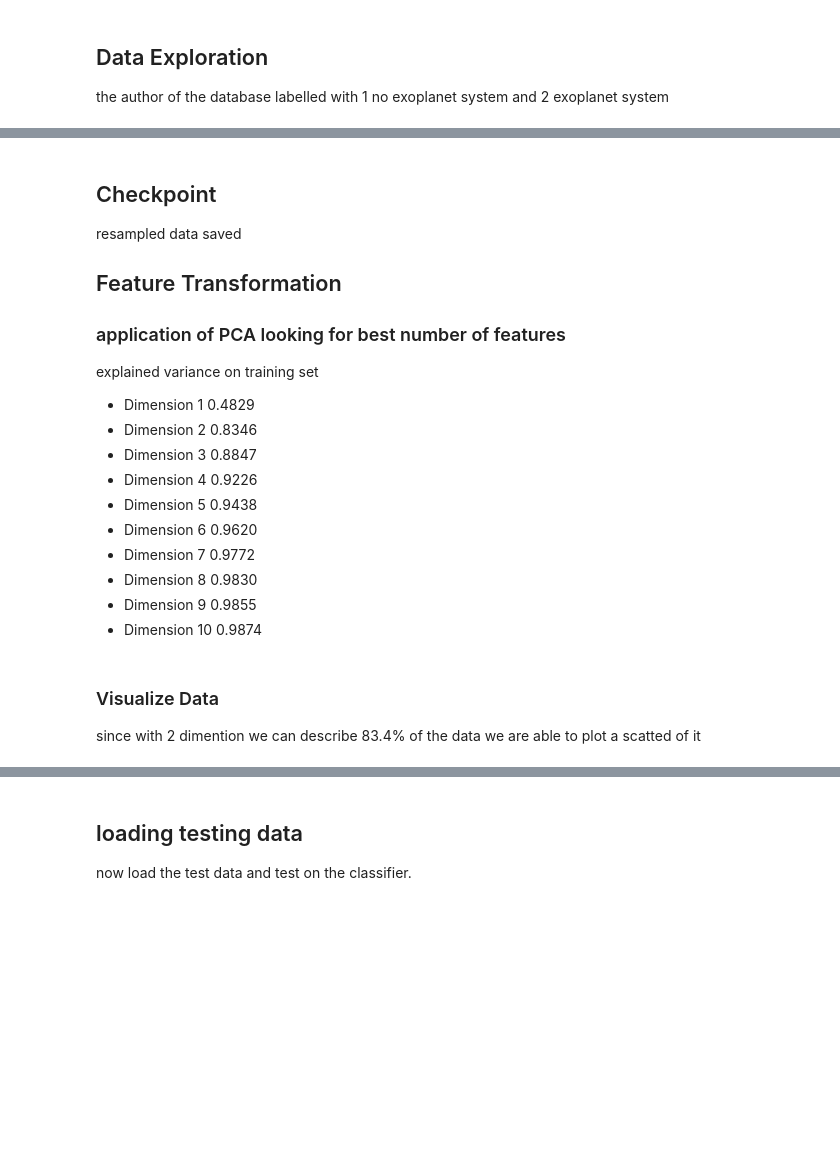
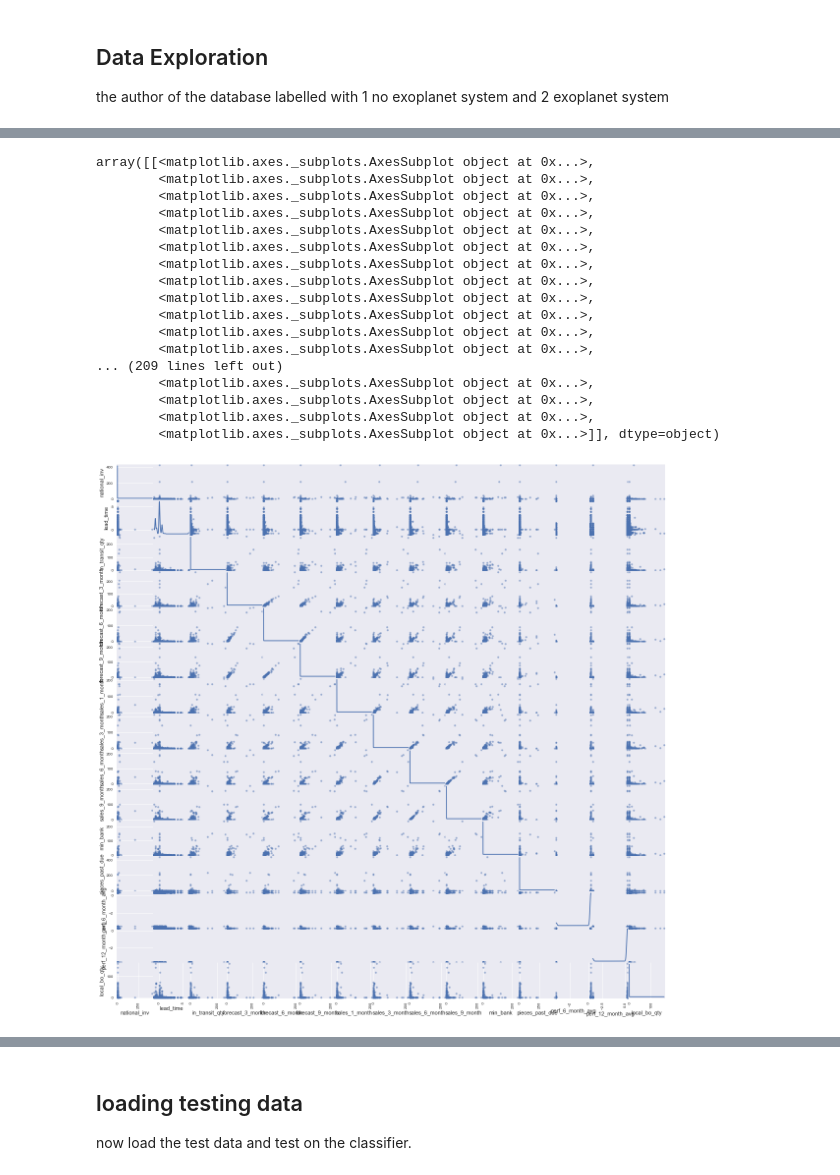
Before and after one commit to Drea1989/backorder-detection, a Jupyter notebook: Backorders.ipynb, the cells around one changed output, grey strips where cells are left out. Cells and saved outputs as stored; diff of their text form; code cells hidden in the pictures; blank space fills up the shorter version.

```diff
--- a/Backorders.ipynb
+++ b/Backorders.ipynb
@@ -41,11 +44,12 @@ backorders dataset has 1693050 samples with 23 features each.
 the author of the database labelled with 1 no exoplanet system and 2 exoplanet system
 # %%
 #create label array and drop it from features
-data.set_index('sku', inplace =True)
 labels = data.went_on_backorder
 labels.replace('No',0, inplace=True)
 labels.replace('Yes',1, inplace=True)
 data.fillna(0,inplace =True)
-data.drop('went_on_backorder',axis=1, inplace =True)
+data.drop(['sku','went_on_backorder'],axis=1, inplace =True)
+for col in ['potential_issue', 'deck_risk', 'oe_constraint', 'ppap_risk','stop_auto_buy', 'rev_stop']:
+        data[col] = (data[col] == 'Yes').astype(int)
 # %%
 # Display a description of the dataset
@@ -89,5 +68,17 @@ log_data = np.log(log_data)
+# %%
+#numerical columns
+num_col = ['national_inv','lead_time','in_transit_qty','forecast_3_month','forecast_6_month',
+           'forecast_9_month','sales_1_month','sales_3_month','sales_6_month','sales_9_month','min_bank',
+          'pieces_past_due','perf_6_month_avg','perf_12_month_avg','local_bo_qty']
 # %%
+#scaling the features
 #Normalise the data using the standard scaler
+# 0 mean and 1 std
+from sklearn.preprocessing import MinMaxScaler
+mms = MinMaxScaler(feature_range=(-5000, 5000), copy=True)
 from sklearn.preprocessing import StandardScaler
 sc = StandardScaler(copy=True, with_mean=True, with_std=True)
-std_data = pd.DataFrame(sc.fit_transform(dfdata), columns = dfdata.keys(), index = dfdata.index)
+
+scaler  = Pipeline([('min_max',mms),('std',sc)])
+
+std_data = pd.DataFrame(scaler.fit_transform(data), columns = data.keys())
@@ -188,16 +84,0 @@ pickle.dump((X_test, y_test), open('SmoteTomek-Validation.p', 'wb'))
-# %% [markdown]
-## Checkpoint
-resampled data saved
-## Feature Transformation
-### application of PCA looking for best number of features
-explained variance on training set
-* Dimension 1     0.4829
-* Dimension 2     0.8346
-* Dimension 3     0.8847
-* Dimension 4     0.9226
-* Dimension 5     0.9438
-* Dimension 6     0.9620
-* Dimension 7     0.9772
-* Dimension 8     0.9830
-* Dimension 9     0.9855
-* Dimension 10    0.9874
@@ -216,3 +84,0 @@ pca = PCA(n_components=30, random_state = 42).fit(X_train)
-# %% [markdown]
-### Visualize Data
-since with 2 dimention we can describe 83.4% of the data we are able to plot a scatted of it
@@ -246,0 +85,22 @@ hp.evaluate(results, 0.3, 0.3)
+# %%
+samples = pd.concat([std_data[labels == 0].sample(frac=0.1),std_data[labels ==1]])
+display(pd.tools.plotting.scatter_matrix(samples[num_col], alpha=0.5, figsize=(12,12), diagonal='kde'))
+# %% [output]
+array([[<matplotlib.axes._subplots.AxesSubplot object at 0x...>,
+        <matplotlib.axes._subplots.AxesSubplot object at 0x...>,
+        <matplotlib.axes._subplots.AxesSubplot object at 0x...>,
+        <matplotlib.axes._subplots.AxesSubplot object at 0x...>,
+        <matplotlib.axes._subplots.AxesSubplot object at 0x...>,
+        <matplotlib.axes._subplots.AxesSubplot object at 0x...>,
+        <matplotlib.axes._subplots.AxesSubplot object at 0x...>,
+        <matplotlib.axes._subplots.AxesSubplot object at 0x...>,
+        <matplotlib.axes._subplots.AxesSubplot object at 0x...>,
+        <matplotlib.axes._subplots.AxesSubplot object at 0x...>,
+        <matplotlib.axes._subplots.AxesSubplot object at 0x...>,
+        <matplotlib.axes._subplots.AxesSubplot object at 0x...>,
+... (209 lines left out)
+        <matplotlib.axes._subplots.AxesSubplot object at 0x...>,
+        <matplotlib.axes._subplots.AxesSubplot object at 0x...>,
+        <matplotlib.axes._subplots.AxesSubplot object at 0x...>,
+        <matplotlib.axes._subplots.AxesSubplot object at 0x...>]], dtype=object)
+[figure, added]
```
Also changed, not shown: parts of 38 cells of this notebook.
